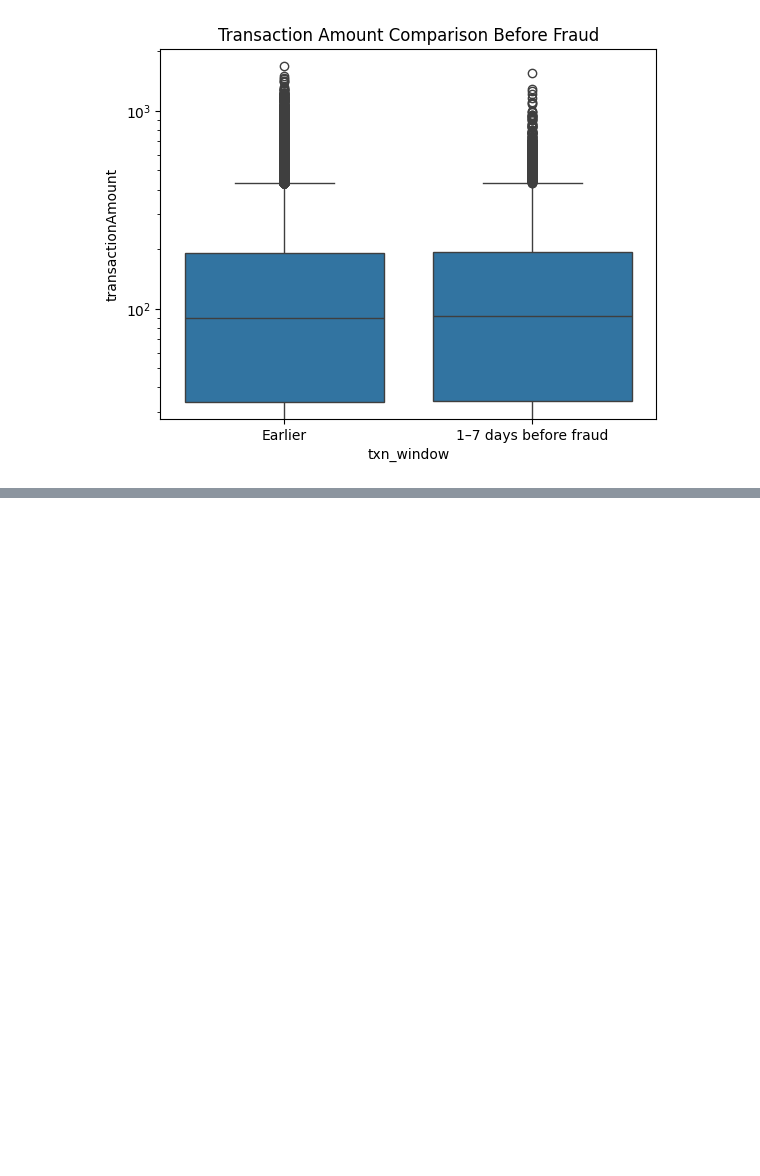
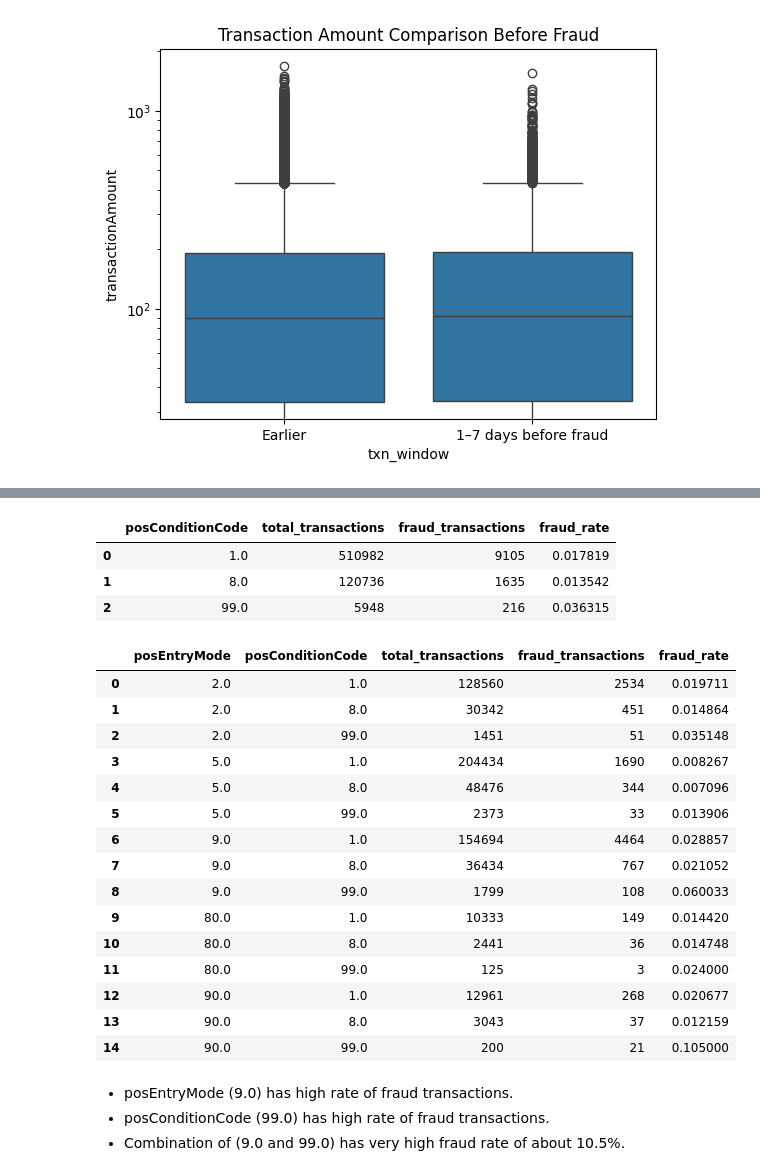
Before and after one commit to 20hnu/EDA_Transaction_dataset, a Jupyter notebook: notebooks/EDA_QuestionsSolution.ipynb, the cells around one changed output, grey strips where cells are left out. Cells and saved outputs as stored; diff of their text form; code cells hidden in the pictures; blank space fills up the shorter version.

```diff
--- a/notebooks/EDA_QuestionsSolution.ipynb
+++ b/notebooks/EDA_QuestionsSolution.ipynb
@@ -2165,0 +2183,41 @@ plt.show()
+# %%
+grouped = transaction_df.groupby(["posConditionCode"])["isFraud"].agg(
+    total_transactions = "count",
+    fraud_transactions = "sum"
+).reset_index()
+
+grouped ["fraud_rate"] = (grouped["fraud_transactions"] / grouped["total_transactions"])
+grouped
+# %% [output]
+|  | posConditionCode | total_transactions | fraud_transactions | fraud_rate |
+| 0 | 1.0 | 510982 | 9105 | 0.017819 |
+| 1 | 8.0 | 120736 | 1635 | 0.013542 |
+| 2 | 99.0 | 5948 | 216 | 0.036315 |
+# %%
+grouped = transaction_df.groupby(["posEntryMode","posConditionCode"])["isFraud"].agg(
+    total_transactions = "count",
+    fraud_transactions = "sum"
+).reset_index()
+grouped ["fraud_rate"] = (grouped["fraud_transactions"] / grouped["total_transactions"])
+grouped
+# %% [output]
+|  | posEntryMode | posConditionCode | total_transactions | fraud_transactions | fraud_rate |
+| 0 | 2.0 | 1.0 | 128560 | 2534 | 0.019711 |
+| 1 | 2.0 | 8.0 | 30342 | 451 | 0.014864 |
+| 2 | 2.0 | 99.0 | 1451 | 51 | 0.035148 |
+| 3 | 5.0 | 1.0 | 204434 | 1690 | 0.008267 |
+| 4 | 5.0 | 8.0 | 48476 | 344 | 0.007096 |
+| 5 | 5.0 | 99.0 | 2373 | 33 | 0.013906 |
+| 6 | 9.0 | 1.0 | 154694 | 4464 | 0.028857 |
+| 7 | 9.0 | 8.0 | 36434 | 767 | 0.021052 |
+| 8 | 9.0 | 99.0 | 1799 | 108 | 0.060033 |
+| 9 | 80.0 | 1.0 | 10333 | 149 | 0.014420 |
+| 10 | 80.0 | 8.0 | 2441 | 36 | 0.014748 |
+| 11 | 80.0 | 99.0 | 125 | 3 | 0.024000 |
+| 12 | 90.0 | 1.0 | 12961 | 268 | 0.020677 |
+| 13 | 90.0 | 8.0 | 3043 | 37 | 0.012159 |
+| 14 | 90.0 | 99.0 | 200 | 21 | 0.105000 |
+# %% [markdown]
+* posEntryMode (9.0) has high rate of fraud transactions.
+* posConditionCode (99.0) has high rate of fraud transactions.
+* Combination of (9.0 and 99.0) has very high fraud rate of about 10.5%.
```
Also changed, not shown: parts of 38 cells of this notebook, 1 other file.
